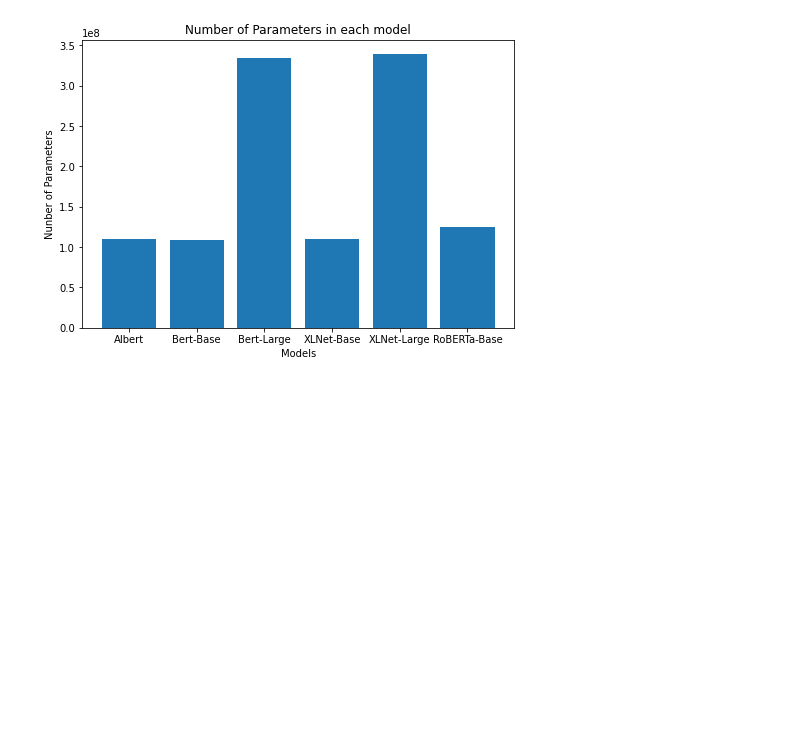
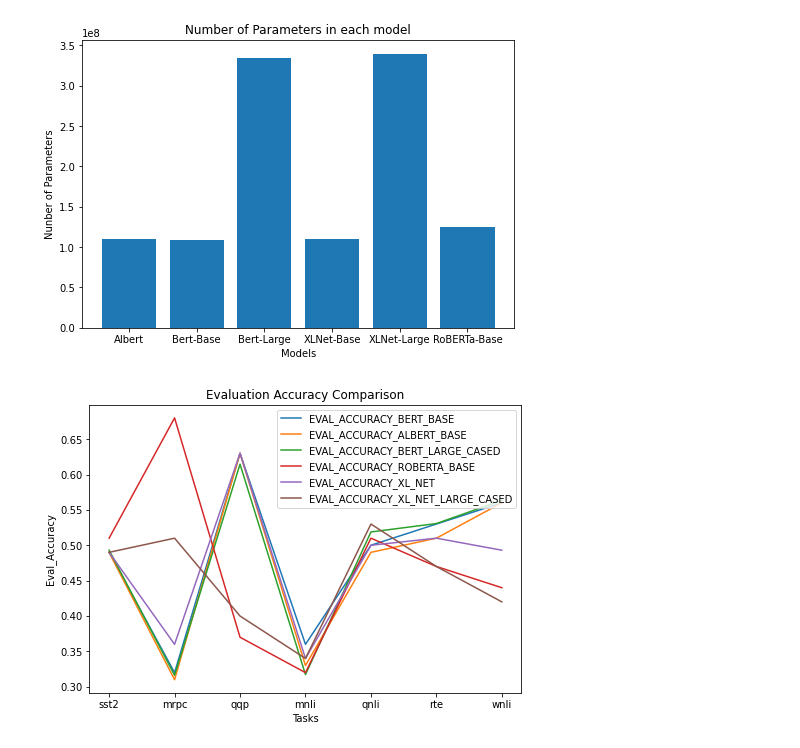
Before and after one commit to 395t/coding-assignment-week-6-seq-2, a Jupyter notebook: src/text-classification/Plots.ipynb, the cells around one changed output. Cells and saved outputs as stored; diff of their text form; code cells hidden in the pictures; blank space fills up the shorter version.

Commit message:
Added new plots

```diff
--- a/src/text-classification/Plots.ipynb
+++ b/src/text-classification/Plots.ipynb
@@ -237,3 +237,28 @@ plt.ylabel('Nunber of Parameters')
 plt.show()
 # %% [output]
 [figure]
+# %%
+fig = plt.figure()
+ax = fig.add_axes([0,0,1,1])
+TASK_NAMES = ["sst2", "mrpc", "qqp", "mnli", "qnli", "rte", "wnli"]
+EVAL_ACCURACY_BERT_BASE = [0.49, 0.32, 0.63, 0.36, 0.50, 0.53, 0.56]
+EVAL_ACCURACY_ALBERT_BASE = [0.49, 0.31, 0.63, 0.33, 0.49, 0.51, 0.56]
+EVAL_ACCURACY_BERT_LARGE_CASED = [0.4931, 0.3162, 0.6146, 0.3172, 0.5188, 0.5307, 0.5634]
+EVAL_ACCURACY_ROBERTA_BASE = [0.51, 0.68, 0.37, 0.32, 0.51, 0.47, 0.44]
+EVAL_ACCURACY_XL_NET = [0.49, 0.36, 0.63, 0.34, 0.50, 0.51, 0.493]
+EVAL_ACCURACY_XL_NET_LARGE_CASED = [0.49, 0.51, 0.40, 0.34, 0.53, 0.47, 0.42]
+
+ax.plot(TASK_NAMES,EVAL_ACCURACY_BERT_BASE)
+ax.plot(TASK_NAMES,EVAL_ACCURACY_ALBERT_BASE)
+ax.plot(TASK_NAMES,EVAL_ACCURACY_BERT_LARGE_CASED)
+ax.plot(TASK_NAMES,EVAL_ACCURACY_ROBERTA_BASE)
+ax.plot(TASK_NAMES,EVAL_ACCURACY_XL_NET)
+ax.plot(TASK_NAMES,EVAL_ACCURACY_XL_NET_LARGE_CASED)
+
+plt.title('Evaluation Accuracy Comparison')
+plt.xlabel('Tasks')
+plt.ylabel('Eval_Accuracy')
+plt.legend(['EVAL_ACCURACY_BERT_BASE','EVAL_ACCURACY_ALBERT_BASE','EVAL_ACCURACY_BERT_LARGE_CASED','EVAL_ACCURACY_ROBERTA_BASE','EVAL_ACCURACY_XL_NET','EVAL_ACCURACY_XL_NET_LARGE_CASED'])
+plt.show()
+# %% [output]
+[figure, added]
```
Also changed, not shown: parts of 2 cells of this notebook.
